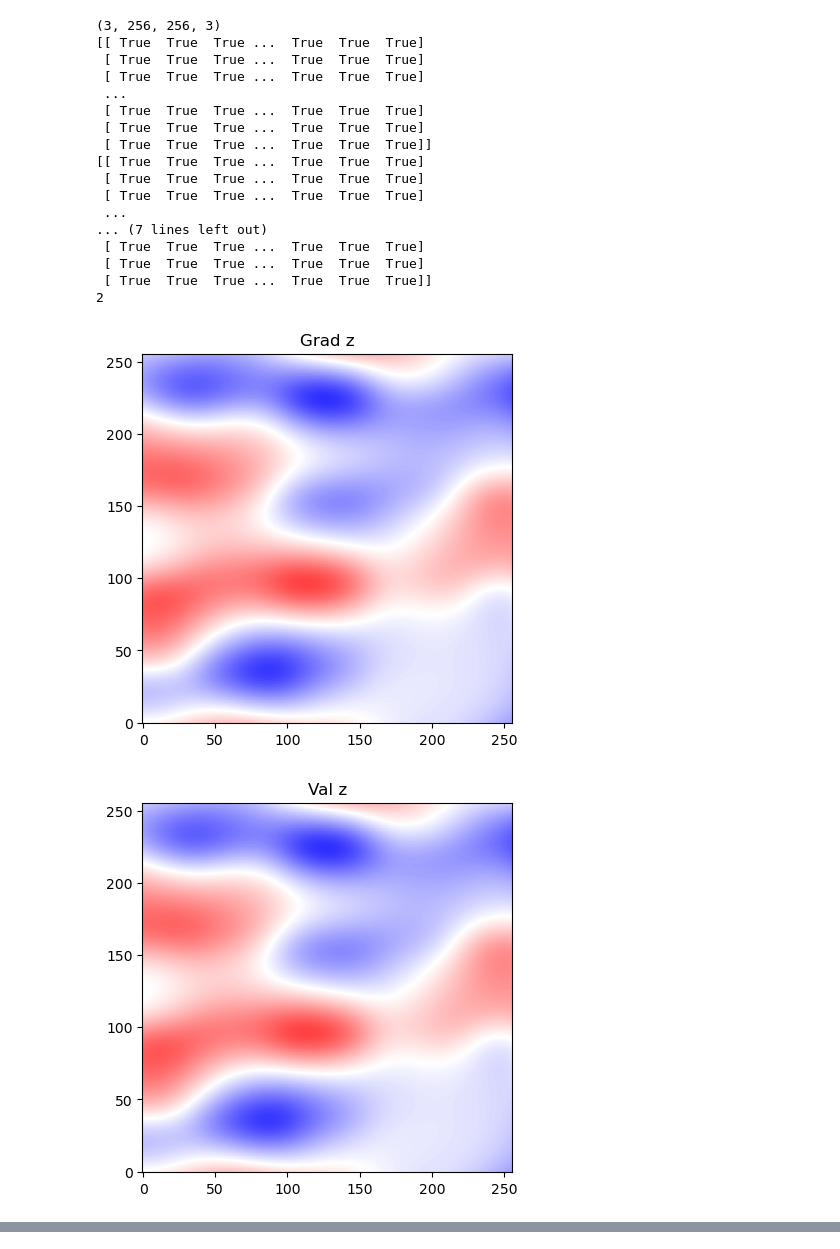
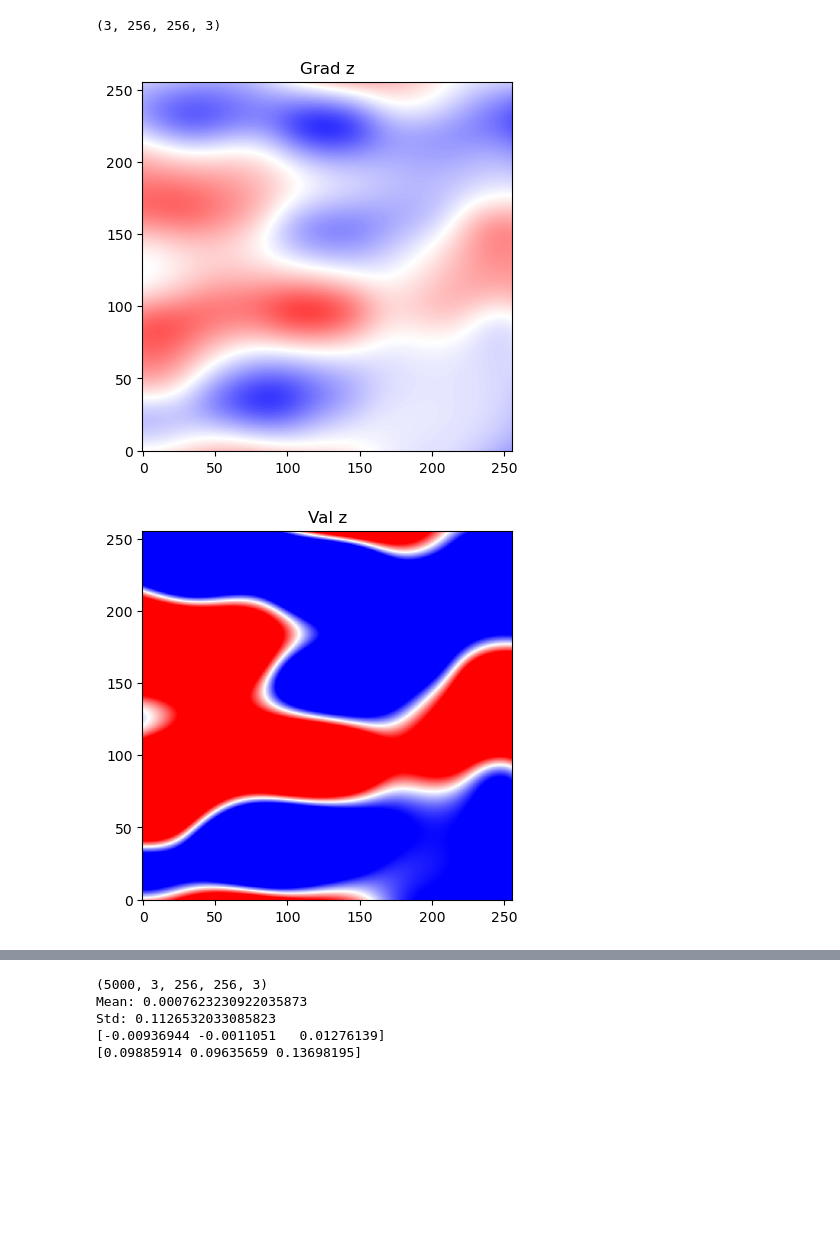
Before and after one commit to andreagboa/magfield-prediction, a Jupyter notebook: grad_z_test.ipynb, the cells around one changed output, grey strips where cells are left out. Saved outputs shown, nothing was run; the diff lists cells and outputs as text; code cells hidden in the pictures; blank space fills up the shorter version.

```diff
--- a/grad_z_test.ipynb
+++ b/grad_z_test.ipynb
@@ -15,54 +15,44 @@ with h5py.File(datapath, mode='r') as db:
     Hx_z = np.gradient(f[0], axis=2)[:,:,1]
     Hy_z = np.gradient(f[1], axis=2)[:,:,1]
 
-    f[:,:,:,1] = 0
+    f *= 10
     val_Hz_z = np.gradient(f[2], axis=2)[:,:,1]
     val_Hx_z = np.gradient(f[0], axis=2)[:,:,1]
     val_Hy_z = np.gradient(f[1], axis=2)[:,:,1]
 
-    print(Hz_z == val_Hz_z)
-    print(Hx_z == val_Hx_z)
-    print(Hy_z == val_Hy_z)
-    print(len(Hz_z.shape))
+    # print(Hz_z == val_Hz_z)
+    # print(Hx_z == val_Hx_z)
+    # print(Hy_z == val_Hy_z)
+    # print(len(Hz_z.shape))
 
     # print('------Grad z------')
     # print(Hz_z.shape)
     # print(Hz_z.max())
     # print(Hz_z.min())
 
     # print('------Grad x------')
     # print(Hx_x.max())
     # print(Hx_x.min())
     c_norm = col.Normalize(vmin=-Hz_z.max(), vmax=Hz_z.max())
 
     plt.clf()
     ax = plt.gca()
     ax.imshow(Hy_z, cmap='bwr', norm=c_norm, origin="lower")
     plt.title('Grad z')
     plt.show()
 
     plt.clf()
     ax = plt.gca()
     ax.imshow(val_Hy_z, cmap='bwr', norm=c_norm, origin="lower")
     plt.title('Val z')
     plt.show()
+
+    plt.clf()
+    ax = plt.gca()
+    ax.imshow(val_Hy_z/10, cmap='bwr', norm=c_norm, origin="lower")
+    plt.title('Val z / 10')
+    plt.show()
 # %% [output]
 (3, 256, 256, 3)
-[[ True  True  True ...  True  True  True]
- [ True  True  True ...  True  True  True]
- [ True  True  True ...  True  True  True]
- ...
- [ True  True  True ...  True  True  True]
- [ True  True  True ...  True  True  True]
- [ True  True  True ...  True  True  True]]
-[[ True  True  True ...  True  True  True]
- [ True  True  True ...  True  True  True]
- [ True  True  True ...  True  True  True]
- ...
-... (7 lines left out)
- [ True  True  True ...  True  True  True]
- [ True  True  True ...  True  True  True]
- [ True  True  True ...  True  True  True]]
-2
 [figure]
-[figure, old version]
+[figure, new version]
@@ -68,0 +60,15 @@ with h5py.File(datapath, mode='r') as db:
+# %%
+# Train dataset - statistics
+with h5py.File(datapath, mode='r') as db:
+    f = db['field'][:]
+    print(f.shape)
+    print(f'Mean: {f.mean()}')
+    print(f'Std: {f.std()}')
+    print(f.mean(axis=(0,2,3,4)))
+    print(f.std(axis=(0,2,3,4)))
+# %% [output]
+(5000, 3, 256, 256, 3)
+Mean: 0.0007623230922035873
+Std: 0.1126532033085823
+[-0.00936944 -0.0011051   0.01276139]
+[0.09885914 0.09635659 0.13698195]
```
Also changed, not shown: parts of 1 cell of this notebook, 5 other files.
